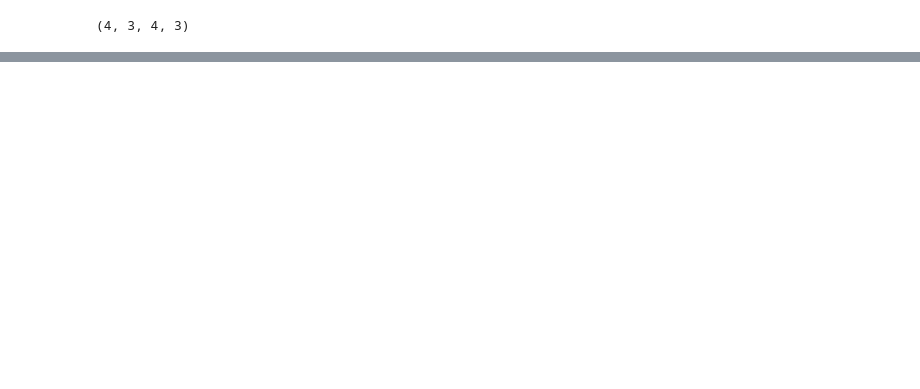
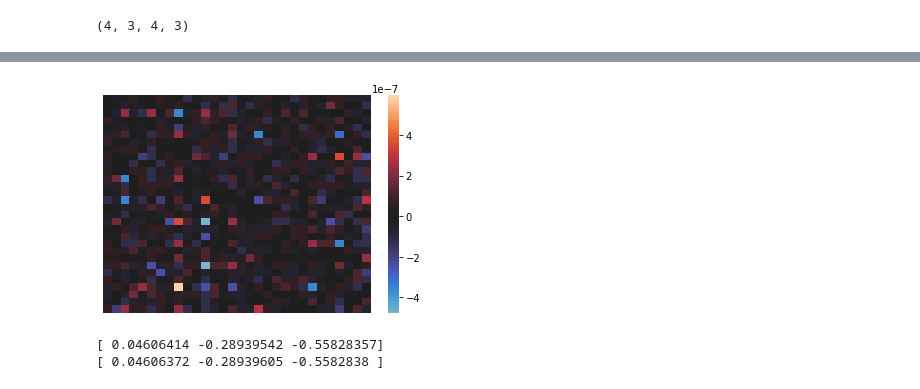
Before and after one commit to boc0/gdml, a Jupyter notebook: dipole.ipynb, the cells around one changed output, grey strips where cells are left out. Cells and saved outputs as stored; diff of their text form; code cells hidden in the pictures; blank space fills up the shorter version.

Commit message:
add gaussian, slow hessian

```diff
--- a/dipole.ipynb
+++ b/dipole.ipynb
@@ -52,0 +42,9 @@ DeviceArray(0.00263891, dtype=float32)
+# %%
+def hess_ij(hess, x):
+    H = hess(x)
+    K = np.zeros((3, 3))
+    for i in range(3):
+        for j in range(3):
+            value = np.sum(H[:, i, :, j])
+            K = jax.ops.index_update(K, jax.ops.index[i, j], value)
+    return K
@@ -52,0 +58,19 @@ DeviceArray(0.00263891, dtype=float32)
+# %%
+def kernel(x, x_):
+    _gaussian = partial(gaussian, x)
+    hess = hessian(_gaussian)
+    return hess_ij(hess, x_)
+# %%
+def kernel_matrix(X):
+    samples = X.shape[0]
+    K = np.zeros((samples, samples, 3, 3))
+    K = list()
+    for i in range(samples):
+        K.append(list())
+        for j in range(samples):
+            # K = jax.ops.index_update(K, jax.ops.index[i, j], kernel(X[i], X[j]))
+            K[i].append(kernel(X[i], X[j]))
+    K = np.block(K)
+    return K
+# %%
+K = kernel_matrix(X)
@@ -52,0 +105,5 @@ DeviceArray(0.00263891, dtype=float32)
+# %%
+ax = sns.heatmap(K, center=0, xticklabels=False, yticklabels=False)
+plt.show()
+# %% [output]
+[figure, added]
@@ -52,0 +122,7 @@ DeviceArray(0.00263891, dtype=float32)
+# %%
+y = y.reshape(10, 3)
+print(predict(X[9]))
+print(y[9])
+# %% [output]
+[ 0.04606414 -0.28939542 -0.55828357]
+[ 0.04606372 -0.28939605 -0.5582838 ]
```
Also changed, not shown: parts of 11 cells of this notebook, 1 other file.
